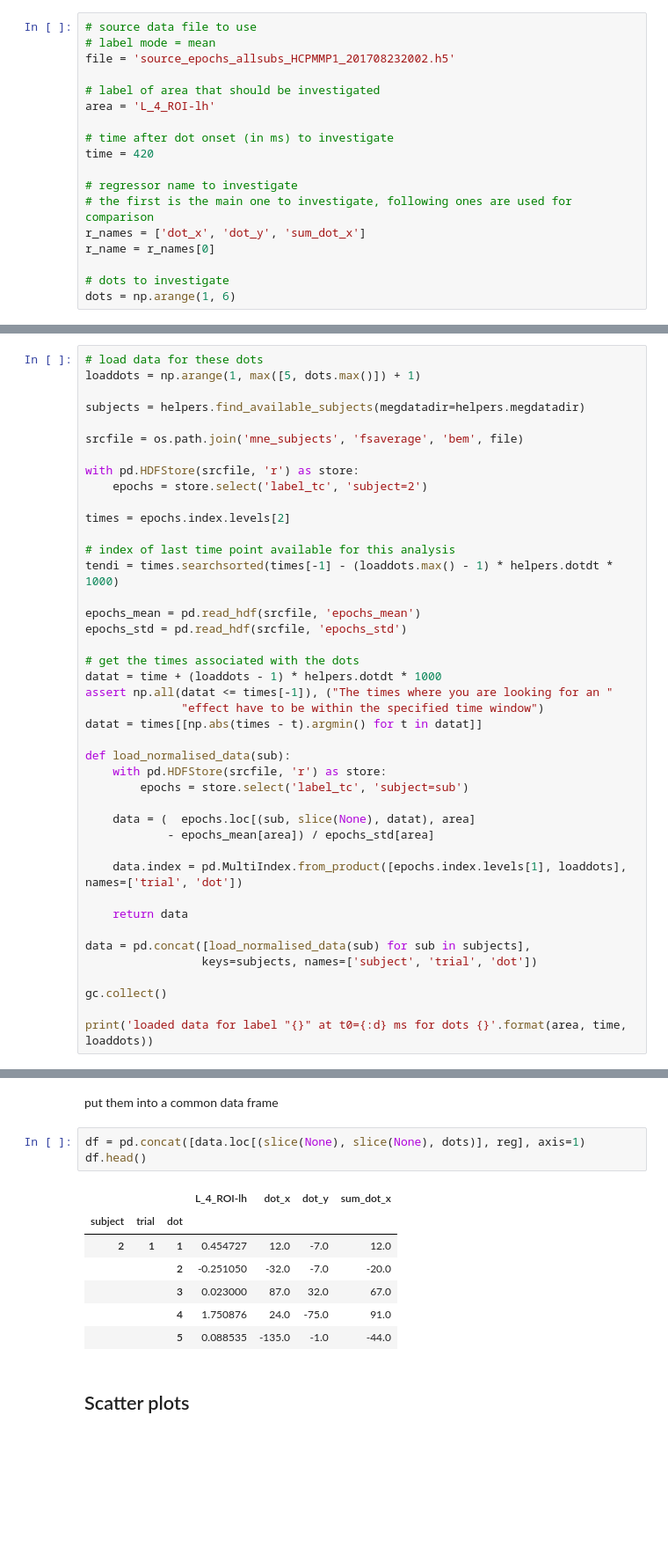
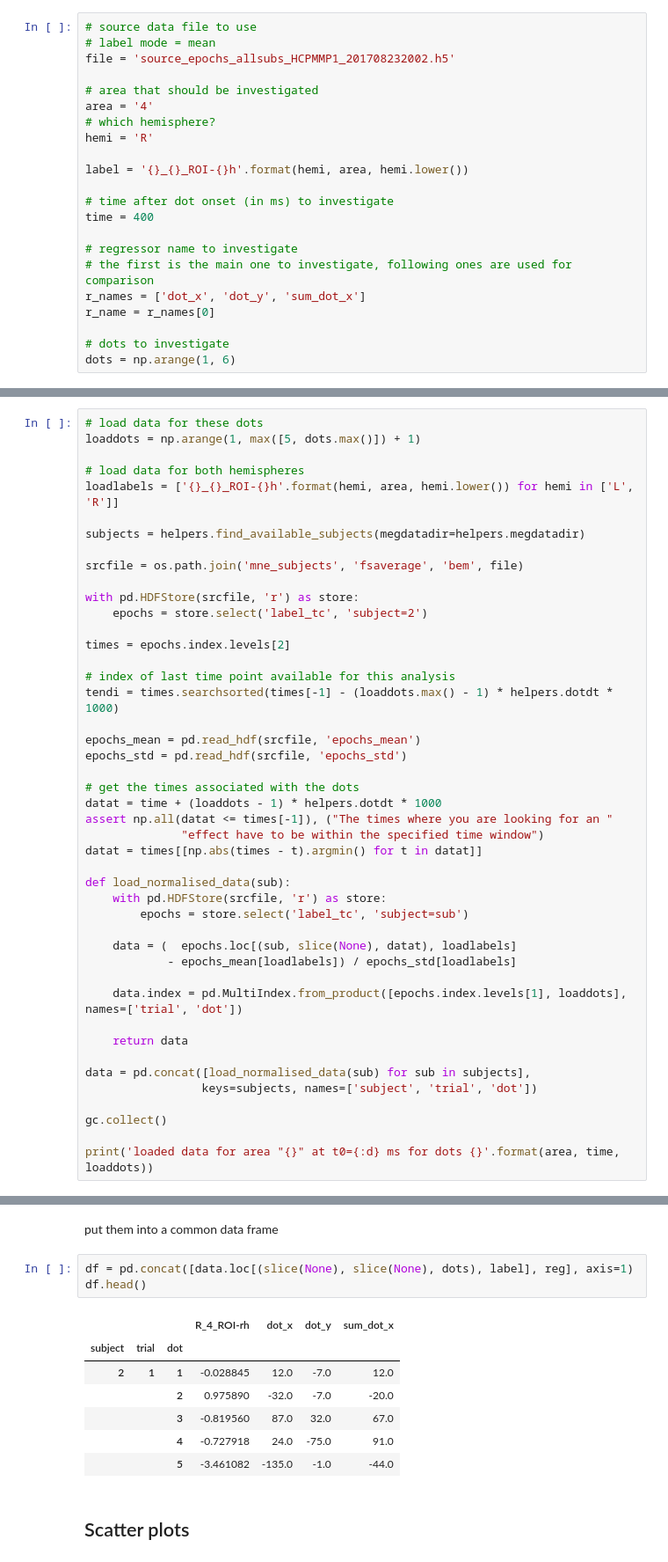
Before and after one commit to sbitzer/BeeMEG, a Jupyter notebook: source_correlation_plot.ipynb, the cells around one changed output, grey strips where cells are left out. Shown at 88% size. Cells and saved outputs as stored; diff of their text form; blank space fills up the shorter version.

```diff
--- a/source_correlation_plot.ipynb
+++ b/source_correlation_plot.ipynb
@@ -21,11 +21,15 @@ To get a feeling for the size of the effect that we identify using the general l
 # label mode = mean
 file = 'source_epochs_allsubs_HCPMMP1_201708232002.h5'
 
-# label of area that should be investigated
-area = 'L_4_ROI-lh'
+# area that should be investigated
+area = '4'
+# which hemisphere?
+hemi = 'R'
+
+label = '{}_{}_ROI-{}h'.format(hemi, area, hemi.lower())
 
 # time after dot onset (in ms) to investigate
-time = 420
+time = 400
 
 # regressor name to investigate
 # the first is the main one to investigate, following ones are used for comparison
@@ -39,6 +43,9 @@ load the data (z-scored)
 # %%
 # load data for these dots
 loaddots = np.arange(1, max([5, dots.max()]) + 1)
+
+# load data for both hemispheres
+loadlabels = ['{}_{}_ROI-{}h'.format(hemi, area, hemi.lower()) for hemi in ['L', 'R']]
 
 subjects = helpers.find_available_subjects(megdatadir=helpers.megdatadir)
 
@@ -65,8 +72,8 @@ def load_normalised_data(sub):
     with pd.HDFStore(srcfile, 'r') as store:
         epochs = store.select('label_tc', 'subject=sub')
 
-    data = (  epochs.loc[(sub, slice(None), datat), area]
-            - epochs_mean[area]) / epochs_std[area]
+    data = (  epochs.loc[(sub, slice(None), datat), loadlabels]
+            - epochs_mean[loadlabels]) / epochs_std[loadlabels]
 
     data.index = pd.MultiIndex.from_product([epochs.index.levels[1], loaddots], names=['trial', 'dot'])
 
@@ -77,5 +84,5 @@ data = pd.concat([load_normalised_data(sub) for sub in subjects],
 
 gc.collect()
 
-print('loaded data for label "{}" at t0={:d} ms for dots {}'.format(area, time, loaddots))
+print('loaded data for area "{}" at t0={:d} ms for dots {}'.format(area, time, loaddots))
 # %% [output]
@@ -91,16 +98,16 @@ for name in r_names[1:]:
 # %% [markdown]
 put them into a common data frame
 # %%
-df = pd.concat([data.loc[(slice(None), slice(None), dots)], reg], axis=1)
+df = pd.concat([data.loc[(slice(None), slice(None), dots), label], reg], axis=1)
 df.head()
 # %% [output]
-|  |  |  | L_4_ROI-lh | dot_x | dot_y | sum_dot_x |
+|  |  |  | R_4_ROI-rh | dot_x | dot_y | sum_dot_x |
 | subject | trial | dot |  |  |  |  |
-| 2 | 1 | 1 | 0.454727 | 12.0 | -7.0 | 12.0 |
-|  |  | 2 | -0.251050 | -32.0 | -7.0 | -20.0 |
-|  |  | 3 | 0.023000 | 87.0 | 32.0 | 67.0 |
-|  |  | 4 | 1.750876 | 24.0 | -75.0 | 91.0 |
-|  |  | 5 | 0.088535 | -135.0 | -1.0 | -44.0 |
+| 2 | 1 | 1 | -0.028845 | 12.0 | -7.0 | 12.0 |
+|  |  | 2 | 0.975890 | -32.0 | -7.0 | -20.0 |
+|  |  | 3 | -0.819560 | 87.0 | 32.0 | 67.0 |
+|  |  | 4 | -0.727918 | 24.0 | -75.0 | 91.0 |
+|  |  | 5 | -3.461082 | -135.0 | -1.0 | -44.0 |
 # %% [markdown]
 ## Scatter plots
 # %%
```
Also changed, not shown: parts of 8 cells of this notebook, 2 other files.
